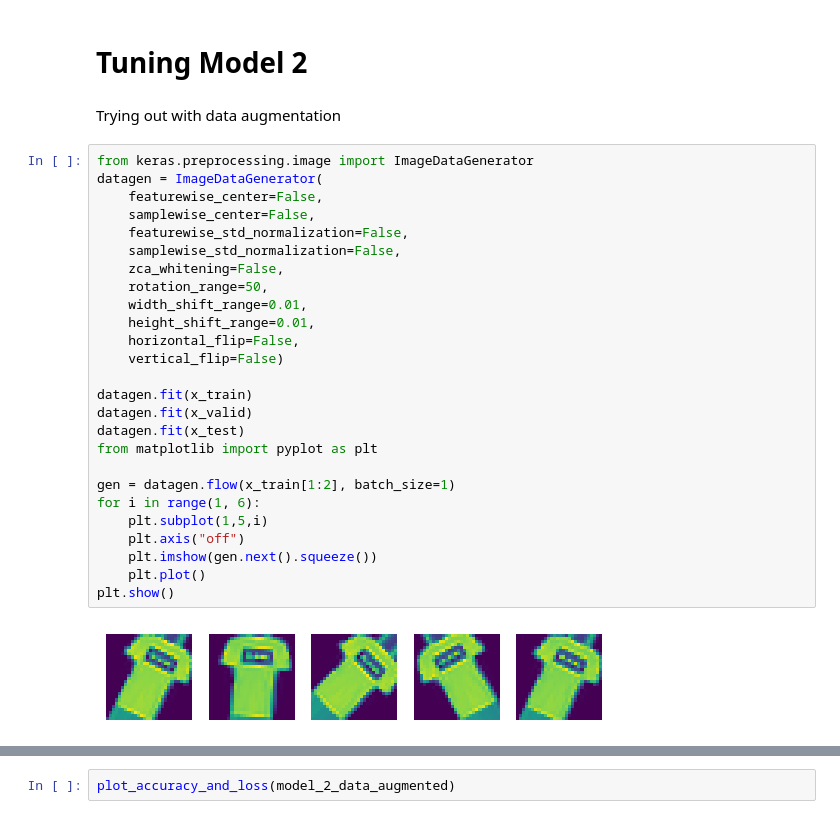
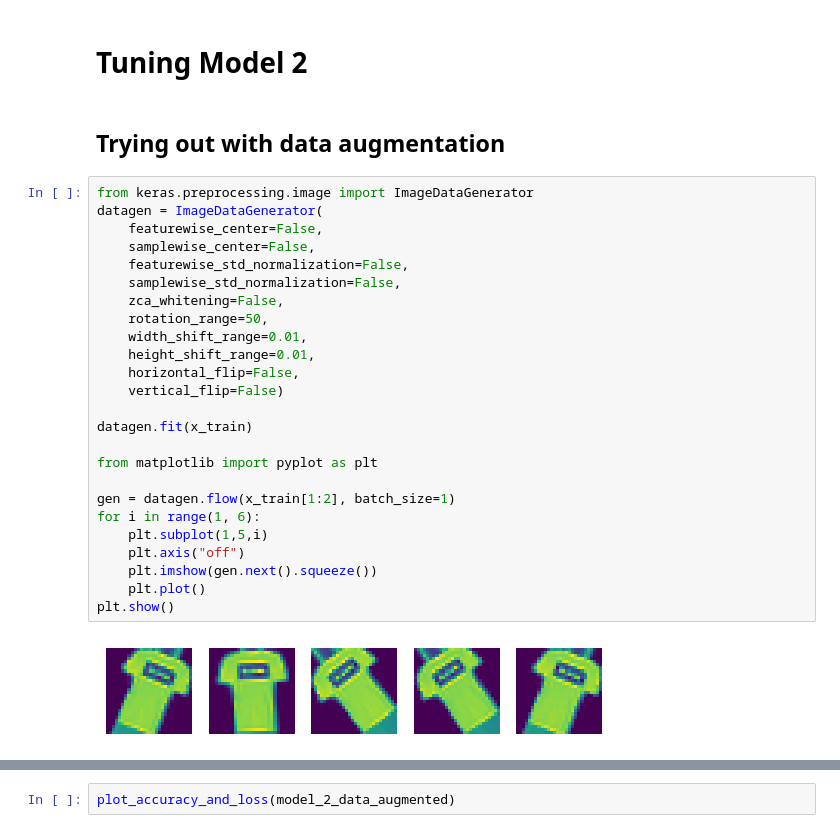
Before and after one commit to Xyl0w/DeepLearning_CA1, a Jupyter notebook: Assignment_1/work.ipynb, the cells around one changed output, grey strips where cells are left out. Drawn from its saved outputs; the diff is of its cells as text.

```diff
--- a/Assignment_1/work.ipynb
+++ b/Assignment_1/work.ipynb
@@ -444,32 +596,31 @@ Auto-removal of overlapping axes is deprecated since 3.6 and will be removed two
 # %% [markdown]
 # Tuning Model 2
 # %% [markdown]
-Trying out with data augmentation
+## Trying out with data augmentation
 # %%
 from keras.preprocessing.image import ImageDataGenerator
 datagen = ImageDataGenerator(
     featurewise_center=False,
     samplewise_center=False,
     featurewise_std_normalization=False,
     samplewise_std_normalization=False,
     zca_whitening=False,
     rotation_range=50,
     width_shift_range=0.01,
     height_shift_range=0.01,
     horizontal_flip=False,
     vertical_flip=False)
 
 datagen.fit(x_train)
-datagen.fit(x_valid)
-datagen.fit(x_test)
+
 from matplotlib import pyplot as plt
 
 gen = datagen.flow(x_train[1:2], batch_size=1)
 for i in range(1, 6):
     plt.subplot(1,5,i)
     plt.axis("off")
     plt.imshow(gen.next().squeeze())
     plt.plot()
 plt.show()
 # %% [output]
-[figure, old version]
+[figure, new version]
```
Also changed, not shown: parts of 54 cells of this notebook, 8 other files.
